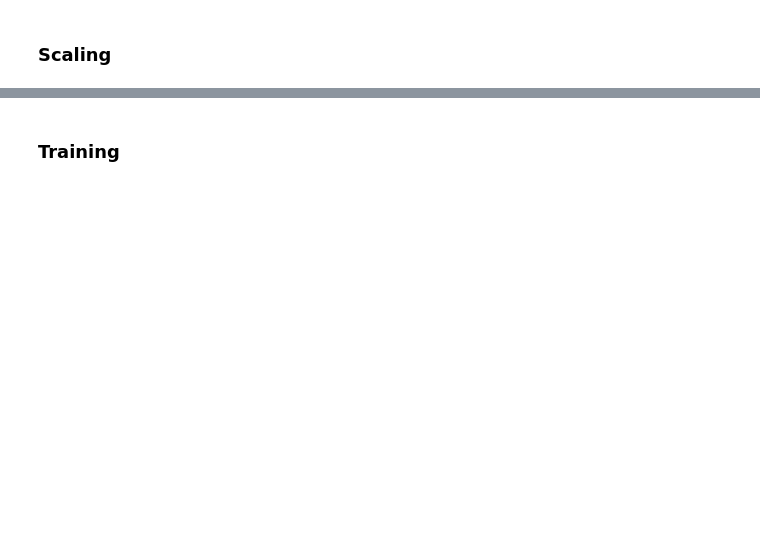
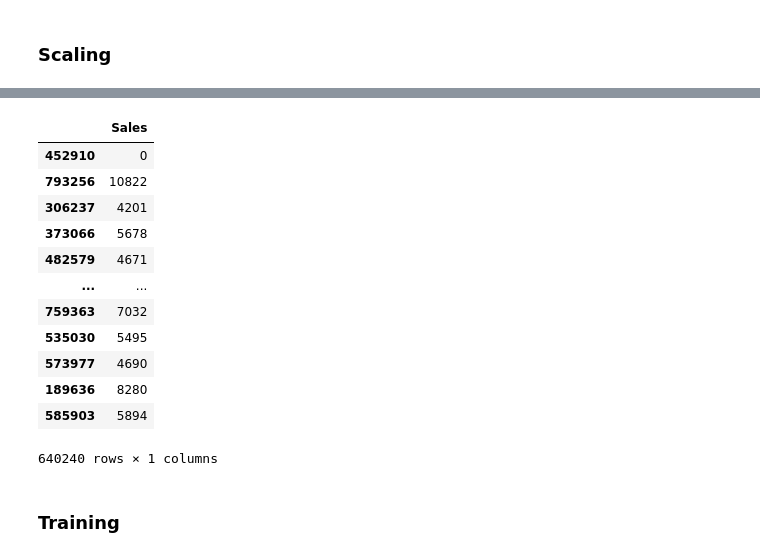
Before and after one commit to jrpespinas/sales-prediction, a Jupyter notebook: experiments/Experiment.ipynb, the cells around one changed output, grey strips where cells are left out. Cells and saved outputs as stored; diff of their text form; code cells hidden in the pictures; blank space fills up the shorter version.

```diff
--- a/experiments/Experiment.ipynb
+++ b/experiments/Experiment.ipynb
@@ -527,3 +542,19 @@ X_test = pd.DataFrame(scaler.transform(X_test), columns=X.columns)
+# %%
+y_train
+# %% [output]
+|  | Sales |
+| 452910 | 0 |
+| 793256 | 10822 |
+| 306237 | 4201 |
+| 373066 | 5678 |
+| 482579 | 4671 |
+| ... | ... |
+| 759363 | 7032 |
+| 535030 | 5495 |
+| 573977 | 4690 |
+| 189636 | 8280 |
+| 585903 | 5894 |
+640240 rows × 1 columns
 # %% [markdown]
 ### Training
 # %%
```
Also changed, not shown: parts of 19 cells of this notebook.
